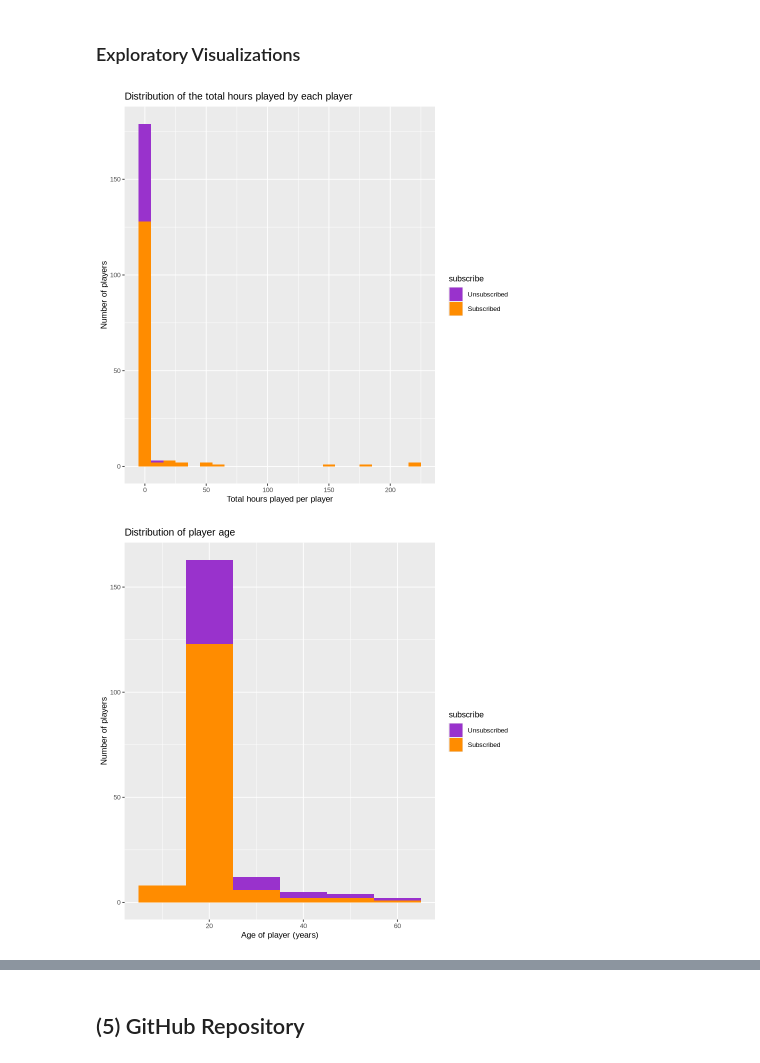
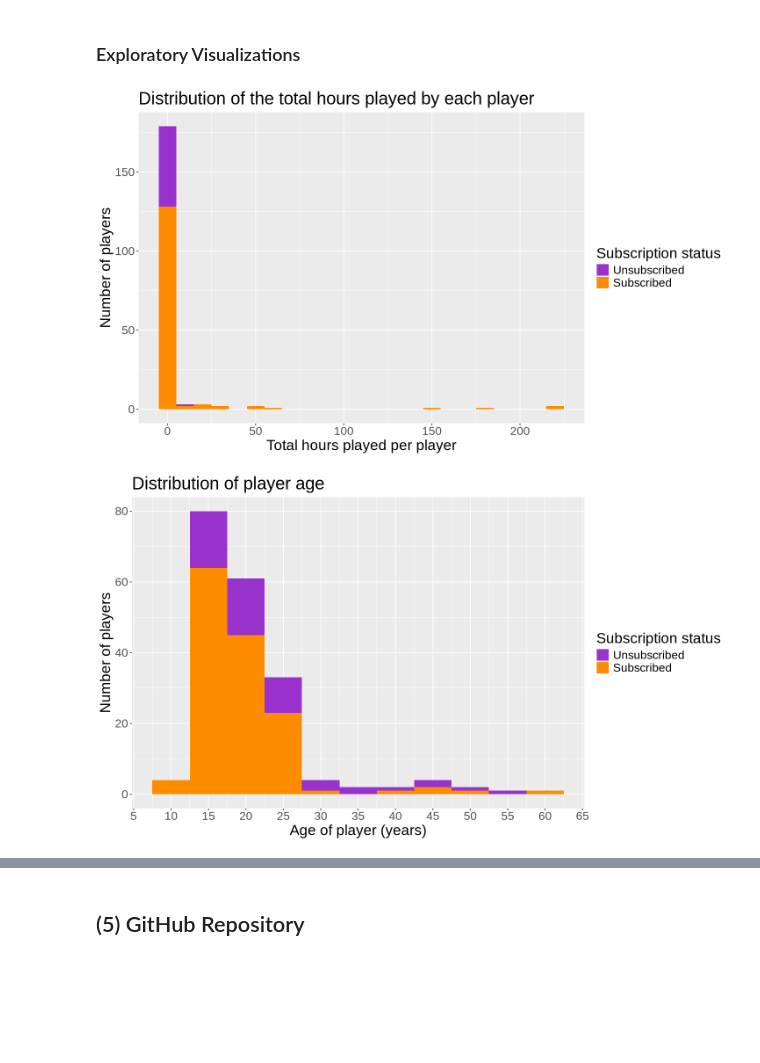
Before and after one commit to katelynteng/project_planning, a Jupyter notebook: project_planning.ipynb, the cells around one changed output, grey strips where cells are left out. Cells and saved outputs as stored; diff of their text form; code cells hidden in the pictures; blank space fills up the shorter version.

```diff
--- a/project_planning.ipynb
+++ b/project_planning.ipynb
@@ -84,12 +92,16 @@ options(repr.matrix.max.rows = 6)
 # %%
 #Reading in data from the sessions dataset
 
-sessions_data <- read_csv("data/sessions.csv")
+sessions_url <- "https://drive.google.com/uc?export=download&id=1IKREPSpI_p4vOLX-27uH4da9_LXLb4nO"
+
+sessions_data <- read_csv(sessions_url)
 sessions_data
 
 #Reading in data from the players dataset
 
-players_data <- read_csv("data/players.csv")
+players_url <- "https://drive.google.com/uc?export=download&id=1wPawgc5uTyx2Btw3NTQR8VPvyRDrLwqT"
+
+players_data <- read_csv(players_url)
 players_data
 # %% [output]
 Rows: 1535 Columns: 5
@@ -139,11 +151,8 @@ The following section of code 1) tidies the data so that it may be analyzed and
 
 players_data <- players_data |>
                 filter(!is.na(Age), !is.na(played_hours), !is.na(subscribe)) |>
-                mutate(experience = as.factor(experience),
-                       subscribe = as.factor(subscribe),
-                       subscribe = recode(subscribe, "FALSE" = "Unsubscribed", "TRUE" = "Subscribed"),
-                       hashedEmail = as.factor(hashedEmail),
-                       gender = as.factor(gender))
+                mutate(subscribe = as.factor(subscribe),
+                       subscribe = recode(subscribe, "FALSE" = "Unsubscribed", "TRUE" = "Subscribed"))
 players_data
 # %% [output]
 A tibble: 194 × 7
@@ -186,35 +195,42 @@ A tibble: 1 × 4
 # %% [markdown]
 ### Exploratory Visualizations
 # %%
+options(repr.plot.width = 12)
+
 played_hours_histogram <- players_data |>
     ggplot(aes(x = played_hours, fill = subscribe)) +
     geom_histogram(binwidth = 10, position = "stack") +
     labs(x = "Total hours played per player",
          y = "Number of players",
-         title = "Distribution of the total hours played by each player") +
+         title = "Distribution of the total hours played by each player",
+         fill = "Subscription status") +
     scale_fill_manual(values = c("Unsubscribed" = "darkorchid", "Subscribed" = "darkorange")) +
-    theme(text = element_text(size = 10))
+    theme(text = element_text(size = 20))
 played_hours_histogram
 
 
 age_histogram <- players_data |>
     ggplot(aes(x = Age, fill = subscribe)) +
-    geom_histogram(binwidth = 10, position = "stack") +
+    geom_histogram(binwidth = 5, position = "stack") +
     labs(x = "Age of player (years)",
          y = "Number of players",
-         title = "Distribution of player age") +
+         title = "Distribution of player age",
+         fill = "Subscription status") +
+    scale_x_continuous(breaks = seq(0, 70, by = 5)) +
     scale_fill_manual(values = c("Unsubscribed" = "darkorchid", "Subscribed" = "darkorange")) +
-    theme(text = element_text(size = 10))
+    theme(text = element_text(size = 20))
 age_histogram
 
 age_vs_played_hours <- players_data |>
     ggplot(aes(x = Age, y = played_hours, color = subscribe)) +
     geom_point(alpha = 0.6) +
-    labs(x = "Age of players",
+    labs(x = "Age of player (years)",
          y = "Total hours played per player",
-         title = "Subscription status based on age vs total hours played") +
-    scale_color_manual(values = c("Unsubscribed" = "darkorchid", "Subscribed" = "darkorange"))
+         title = "Subscription status based on age vs total hours played",
+         color = "Subscription status") +
+    scale_color_manual(values = c("Unsubscribed" = "darkorchid", "Subscribed" = "darkorange")) +
+    theme(text = element_text(size = 20))
 age_vs_played_hours
 # %% [output]
-[figure, old version]
+[figure, new version]
-[figure, old version]
+[figure, new version]
```
Also changed, not shown: parts of 8 cells of this notebook.
